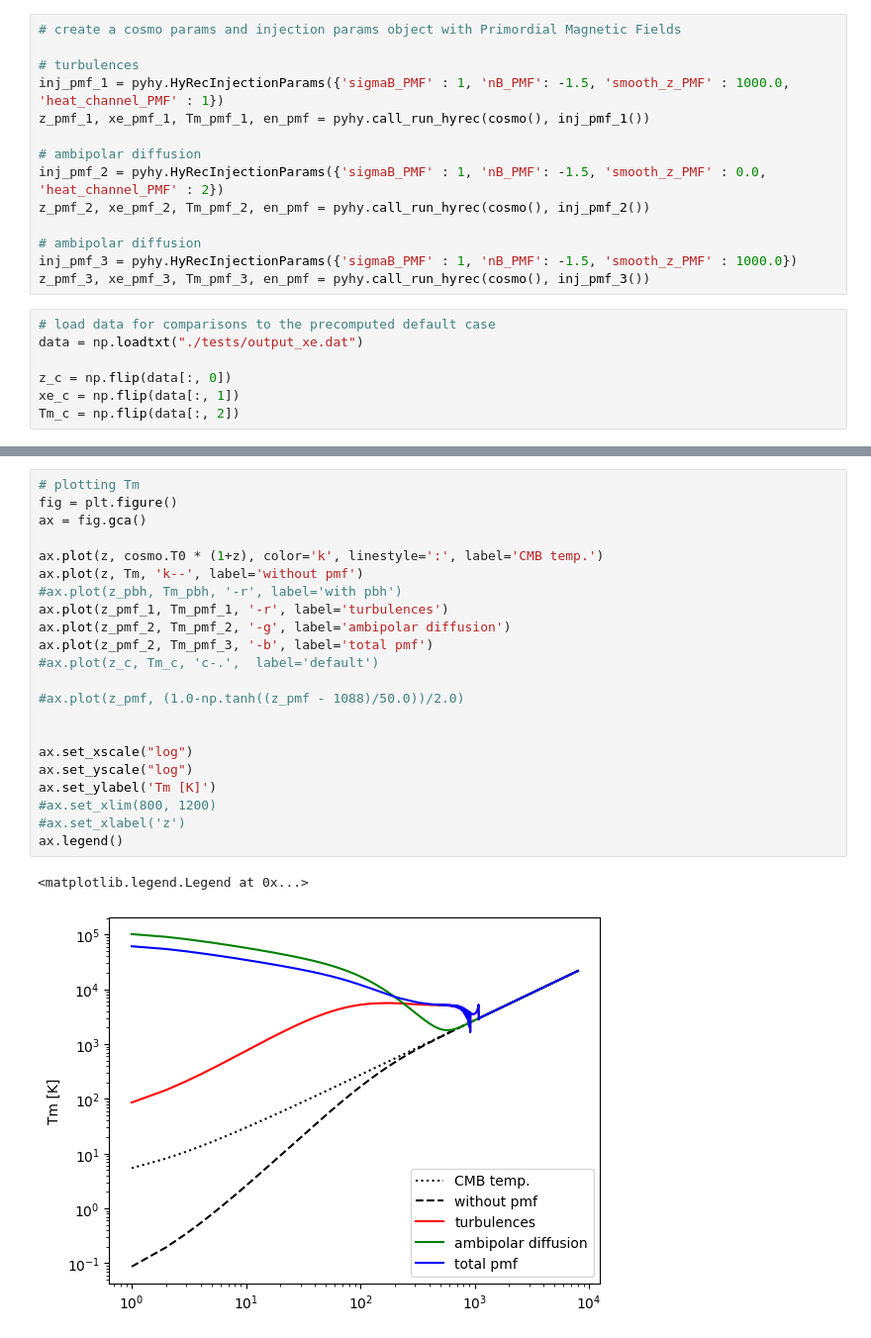
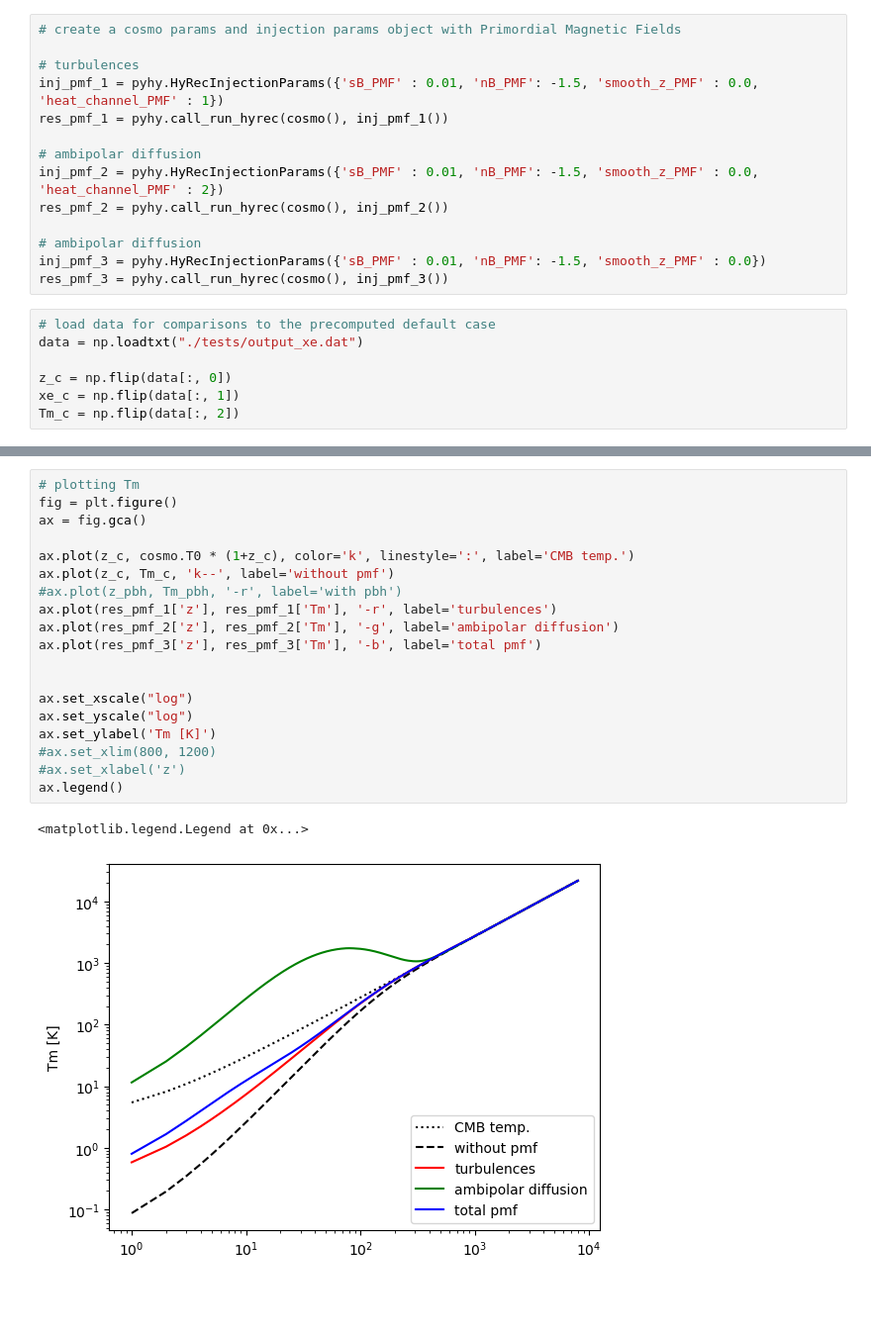
Before and after one commit to gaetanfacchinetti/HYREC-2, a Jupyter notebook: example.ipynb, the cells around one changed output, grey strips where cells are left out. Shown at 99% size. Drawn from its saved outputs; the diff is of its cells as text; blank space fills up the shorter version.

```diff
--- a/example.ipynb
+++ b/example.ipynb
@@ -156,16 +197,16 @@ for iz, z in enumerate(z_pmf_1):
 # create a cosmo params and injection params object with Primordial Magnetic Fields
 
 # turbulences
-inj_pmf_1 = pyhy.HyRecInjectionParams({'sigmaB_PMF' : 1, 'nB_PMF': -1.5, 'smooth_z_PMF' : 1000.0, 'heat_channel_PMF' : 1})
-z_pmf_1, xe_pmf_1, Tm_pmf_1, en_pmf = pyhy.call_run_hyrec(cosmo(), inj_pmf_1())
+inj_pmf_1 = pyhy.HyRecInjectionParams({'sB_PMF' : 0.01, 'nB_PMF': -1.5, 'smooth_z_PMF' : 0.0, 'heat_channel_PMF' : 1})
+res_pmf_1 = pyhy.call_run_hyrec(cosmo(), inj_pmf_1())
 
 # ambipolar diffusion
-inj_pmf_2 = pyhy.HyRecInjectionParams({'sigmaB_PMF' : 1, 'nB_PMF': -1.5, 'smooth_z_PMF' : 0.0, 'heat_channel_PMF' : 2})
-z_pmf_2, xe_pmf_2, Tm_pmf_2, en_pmf = pyhy.call_run_hyrec(cosmo(), inj_pmf_2())
+inj_pmf_2 = pyhy.HyRecInjectionParams({'sB_PMF' : 0.01, 'nB_PMF': -1.5, 'smooth_z_PMF' : 0.0, 'heat_channel_PMF' : 2})
+res_pmf_2 = pyhy.call_run_hyrec(cosmo(), inj_pmf_2())
 
 # ambipolar diffusion
-inj_pmf_3 = pyhy.HyRecInjectionParams({'sigmaB_PMF' : 1, 'nB_PMF': -1.5, 'smooth_z_PMF' : 1000.0})
-z_pmf_3, xe_pmf_3, Tm_pmf_3, en_pmf = pyhy.call_run_hyrec(cosmo(), inj_pmf_3())
+inj_pmf_3 = pyhy.HyRecInjectionParams({'sB_PMF' : 0.01, 'nB_PMF': -1.5, 'smooth_z_PMF' : 0.0})
+res_pmf_3 = pyhy.call_run_hyrec(cosmo(), inj_pmf_3())
 # %%
 # load data for comparisons to the precomputed default case
 data = np.loadtxt("./tests/output_xe.dat")
@@ -196,25 +237,22 @@ ax.legend()
 # %%
 # plotting Tm
 fig = plt.figure()
 ax = fig.gca()
 
-ax.plot(z, cosmo.T0 * (1+z), color='k', linestyle=':', label='CMB temp.')
-ax.plot(z, Tm, 'k--', label='without pmf')
+ax.plot(z_c, cosmo.T0 * (1+z_c), color='k', linestyle=':', label='CMB temp.')
+ax.plot(z_c, Tm_c, 'k--', label='without pmf')
 #ax.plot(z_pbh, Tm_pbh, '-r', label='with pbh')
-ax.plot(z_pmf_1, Tm_pmf_1, '-r', label='turbulences')
-ax.plot(z_pmf_2, Tm_pmf_2, '-g', label='ambipolar diffusion')
-ax.plot(z_pmf_2, Tm_pmf_3, '-b', label='total pmf')
-#ax.plot(z_c, Tm_c, 'c-.',  label='default')
-
-#ax.plot(z_pmf, (1.0-np.tanh((z_pmf - 1088)/50.0))/2.0)
+ax.plot(res_pmf_1['z'], res_pmf_1['Tm'], '-r', label='turbulences')
+ax.plot(res_pmf_2['z'], res_pmf_2['Tm'], '-g', label='ambipolar diffusion')
+ax.plot(res_pmf_3['z'], res_pmf_3['Tm'], '-b', label='total pmf')
 
 
 ax.set_xscale("log")
 ax.set_yscale("log")
 ax.set_ylabel('Tm [K]')
 #ax.set_xlim(800, 1200)
 #ax.set_xlabel('z')
 ax.legend()
 # %% [output]
 <matplotlib.legend.Legend at 0x...>
-[figure, old version]
+[figure, new version]
```
Also changed, not shown: parts of 22 cells of this notebook, 8 other files.
